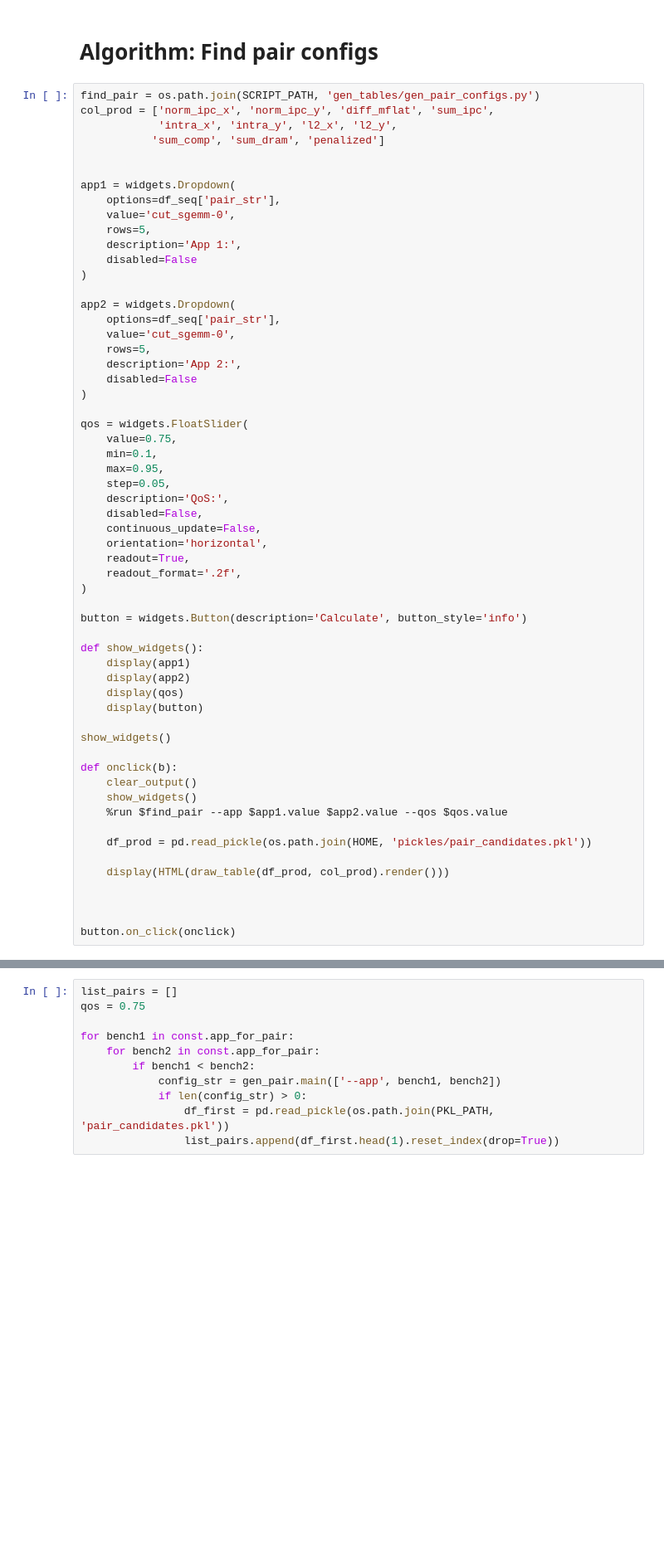
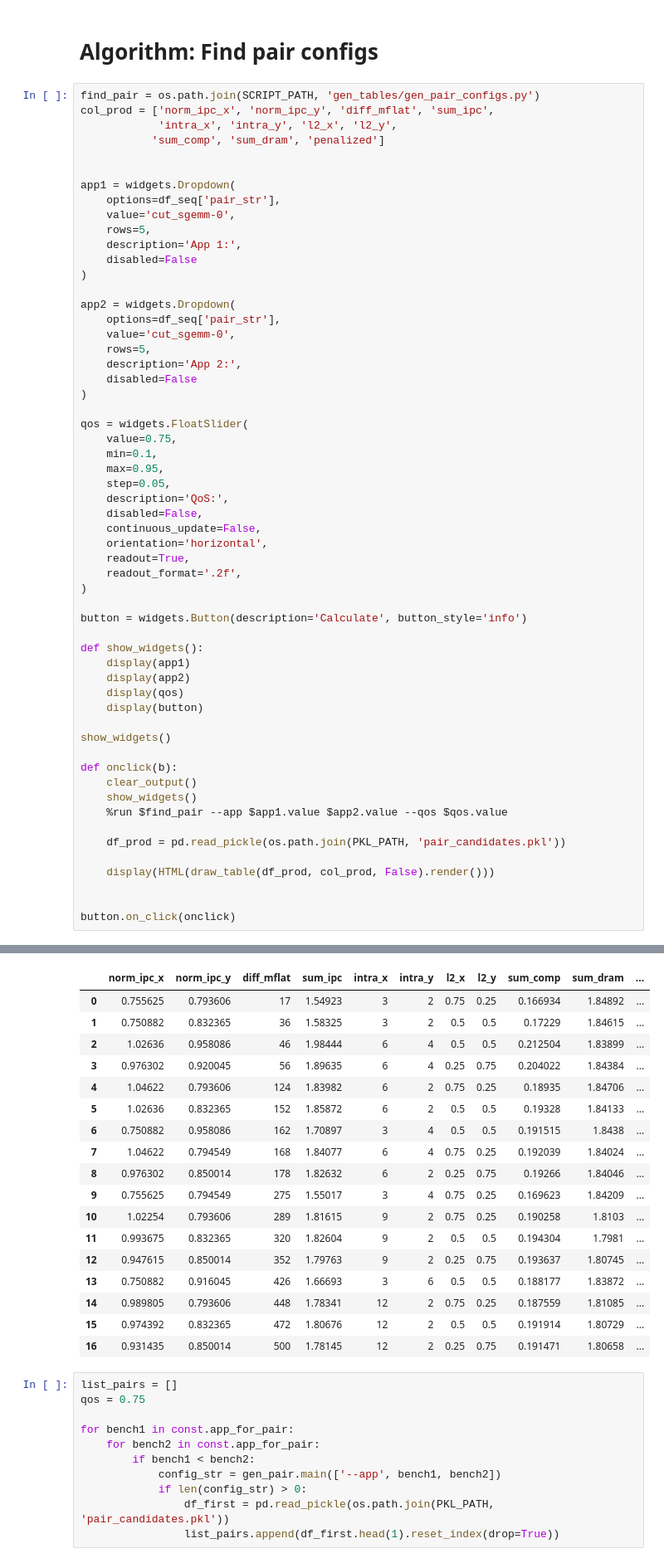
Before and after one commit to UofT-EcoSystem/GPU-Virtualization-Benchmarks, a Jupyter notebook: util/data/notebooks/View_Tables.ipynb, the cells around one changed output, grey strips where cells are left out. Shown at 83% size. Drawn from its saved outputs; the diff is of its cells as text; blank space fills up the shorter version.

```diff
--- a/util/data/notebooks/View_Tables.ipynb
+++ b/util/data/notebooks/View_Tables.ipynb
@@ -175,10 +178,9 @@ def onclick(b):
     show_widgets()
     %run $find_pair --app $app1.value $app2.value --qos $qos.value
 
-    df_prod = pd.read_pickle(os.path.join(HOME, 'pickles/pair_candidates.pkl'))
+    df_prod = pd.read_pickle(os.path.join(PKL_PATH, 'pair_candidates.pkl'))
 
-    display(HTML(draw_table(df_prod, col_prod).render()))
-
+    display(HTML(draw_table(df_prod, col_prod, False).render()))
 
 
 button.on_click(onclick)
@@ -188,5 +190,23 @@ Dropdown(description='App 2:', options=('cut_sgemm-0', 'cut_sgemm-1', 'cut_wmma-
 FloatSlider(value=0.75, continuous_update=False, description='QoS:', max=0.95, min=0.1, step=0.05)
 [interactive output not drawn]
+|  | norm_ipc_x | norm_ipc_y | diff_mflat | sum_ipc | intra_x | intra_y | l2_x | l2_y | sum_comp | sum_dram | ... |
+| 0 | 0.755625 | 0.793606 | 17 | 1.54923 | 3 | 2 | 0.75 | 0.25 | 0.166934 | 1.84892 | ... |
+| 1 | 0.750882 | 0.832365 | 36 | 1.58325 | 3 | 2 | 0.5 | 0.5 | 0.17229 | 1.84615 | ... |
+| 2 | 1.02636 | 0.958086 | 46 | 1.98444 | 6 | 4 | 0.5 | 0.5 | 0.212504 | 1.83899 | ... |
+| 3 | 0.976302 | 0.920045 | 56 | 1.89635 | 6 | 4 | 0.25 | 0.75 | 0.204022 | 1.84384 | ... |
+| 4 | 1.04622 | 0.793606 | 124 | 1.83982 | 6 | 2 | 0.75 | 0.25 | 0.18935 | 1.84706 | ... |
+| 5 | 1.02636 | 0.832365 | 152 | 1.85872 | 6 | 2 | 0.5 | 0.5 | 0.19328 | 1.84133 | ... |
+| 6 | 0.750882 | 0.958086 | 162 | 1.70897 | 3 | 4 | 0.5 | 0.5 | 0.191515 | 1.8438 | ... |
+| 7 | 1.04622 | 0.794549 | 168 | 1.84077 | 6 | 4 | 0.75 | 0.25 | 0.192039 | 1.84024 | ... |
+| 8 | 0.976302 | 0.850014 | 178 | 1.82632 | 6 | 2 | 0.25 | 0.75 | 0.19266 | 1.84046 | ... |
+| 9 | 0.755625 | 0.794549 | 275 | 1.55017 | 3 | 4 | 0.75 | 0.25 | 0.169623 | 1.84209 | ... |
+| 10 | 1.02254 | 0.793606 | 289 | 1.81615 | 9 | 2 | 0.75 | 0.25 | 0.190258 | 1.8103 | ... |
+| 11 | 0.993675 | 0.832365 | 320 | 1.82604 | 9 | 2 | 0.5 | 0.5 | 0.194304 | 1.7981 | ... |
+| 12 | 0.947615 | 0.850014 | 352 | 1.79763 | 9 | 2 | 0.25 | 0.75 | 0.193637 | 1.80745 | ... |
+| 13 | 0.750882 | 0.916045 | 426 | 1.66693 | 3 | 6 | 0.5 | 0.5 | 0.188177 | 1.83872 | ... |
+| 14 | 0.989805 | 0.793606 | 448 | 1.78341 | 12 | 2 | 0.75 | 0.25 | 0.187559 | 1.81085 | ... |
+| 15 | 0.974392 | 0.832365 | 472 | 1.80676 | 12 | 2 | 0.5 | 0.5 | 0.191914 | 1.80729 | ... |
+| 16 | 0.931435 | 0.850014 | 500 | 1.78145 | 12 | 2 | 0.25 | 0.75 | 0.191471 | 1.80658 | ... |
 # %%
 list_pairs = []
 qos = 0.75
```
Also changed, not shown: parts of 3 cells of this notebook, 4 other files.
